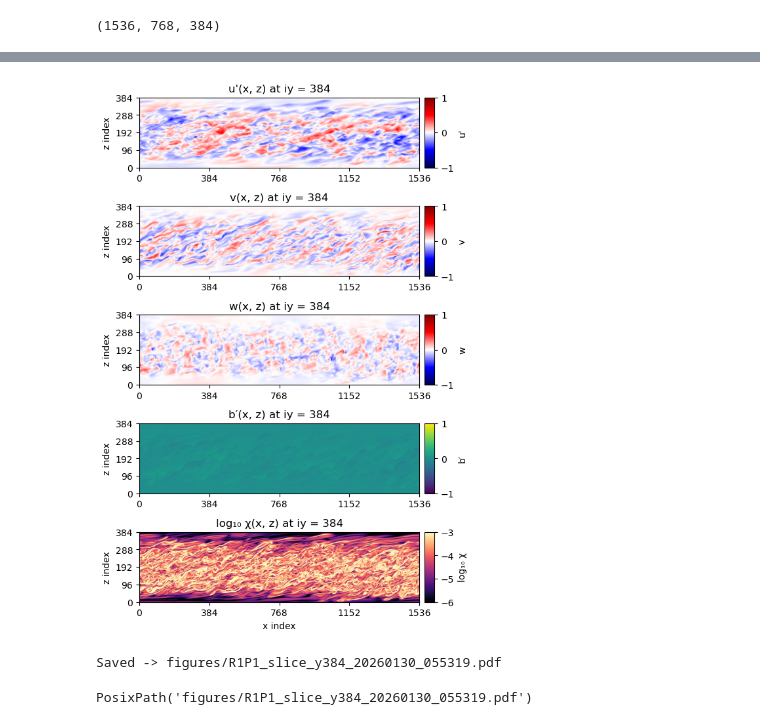
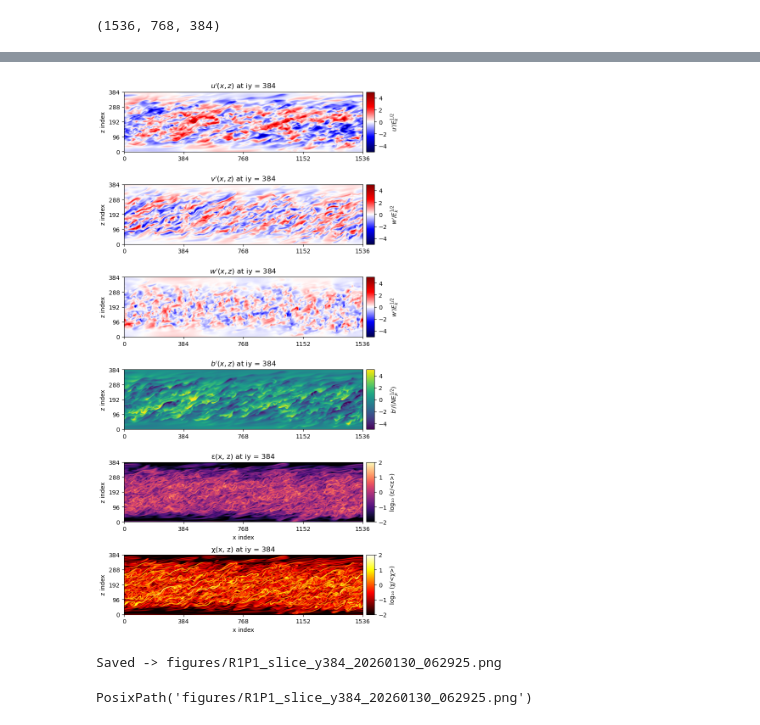
Before and after one commit to adrienlefauve/STRATA-shear, a Jupyter notebook: adrienVisualizeData.ipynb, the cells around one changed output, grey strips where cells are left out. Saved outputs shown, nothing was run; the diff lists cells and outputs as text; code cells hidden in the pictures.

Commit message:
Cosmetic changes to plotting code

```diff
--- a/adrienVisualizeData.ipynb
+++ b/adrienVisualizeData.ipynb
@@ -426,38 +100,43 @@ plt.imshow(np.log10(chi[:,512,:].T),origin="lower")
 # %%
 # Plot slices of the perturbations
 
 # Pick a y index and plot vertical slices (here in the middle)
 yIdx = p.Ny // 2
 
-fig, axs = plt.subplots(5, 1, figsize=(10, 10))
+fig, axs = plt.subplots(6, 1, figsize=(10, 16))
 fig.subplots_adjust(hspace=0.55)
 
-utils.imshow_with_cbar(axs[0], u[:, yIdx, :], "seismic", -1, 1, "u'")
-axs[0].set_title(f"u'(x, z) at iy = {yIdx}")
+utils.imshow_with_cbar(axs[0], u[:, yIdx, :]/np.sqrt(Ek), "seismic", -5, 5, "$u'/E_k^{1/2}$")
+axs[0].set_title(f"$u'(x, z)$ at iy = {yIdx}")
 utils.set_index_axis(axs[0], "x", p.Nx, " ")
 utils.set_index_axis(axs[0], "y", p.Nz, "z index")
 
-utils.imshow_with_cbar(axs[1], v[:, yIdx, :], "seismic", -1, 1, "v")
-axs[1].set_title(f"v(x, z) at iy = {yIdx}")
+utils.imshow_with_cbar(axs[1], v[:, yIdx, :]/np.sqrt(Ek), "seismic", -5, 5, "$w'/E_k^{1/2}$")
+axs[1].set_title(f"$v'(x, z)$ at iy = {yIdx}")
 utils.set_index_axis(axs[1], "x", p.Nx, " ")
 utils.set_index_axis(axs[1], "y", p.Nz, "z index")
 
-utils.imshow_with_cbar(axs[2], w[:, yIdx, :], "seismic", -1, 1, "w")
-axs[2].set_title(f"w(x, z) at iy = {yIdx}")
+utils.imshow_with_cbar(axs[2], w[:, yIdx, :]/np.sqrt(Ek), "seismic", -5, 5, "$w'/E_k^{1/2}$")
+axs[2].set_title(f"$w'(x, z)$ at iy = {yIdx}")
 utils.set_index_axis(axs[2], "x", p.Nx, " ")
 utils.set_index_axis(axs[2], "y", p.Nz, "z index")
 
-utils.imshow_with_cbar(axs[3], b[:, yIdx, :], "viridis", -1, 1, "b′")
-axs[3].set_title(f"b′(x, z) at iy = {yIdx}")
+utils.imshow_with_cbar(axs[3], b[:, yIdx, :]/np.sqrt(N2*Ep), "viridis", -5, 5, "$b'/(NE_p^{1/2})$")
+axs[3].set_title(f"$b'(x, z)$ at iy = {yIdx}")
 utils.set_index_axis(axs[3], "x", p.Nx, " ")
 utils.set_index_axis(axs[3], "y", p.Nz, "z index")
 
-utils.imshow_with_cbar(axs[4], np.log10(chi[:, yIdx, :]), "magma", -6, -3, "log₁₀ χ")
-axs[4].set_title(f"log₁₀ χ(x, z) at iy = {yIdx}")
+utils.imshow_with_cbar(axs[4], np.log10(eps[:, yIdx, :]/eps_avg), "magma", -2, 2, "log₁₀ (ε/<ε>)")
+axs[4].set_title(f"ε(x, z) at iy = {yIdx}")
 utils.set_index_axis(axs[4], "x", p.Nx, "x index")
 utils.set_index_axis(axs[4], "y", p.Nz, "z index")
+
+utils.imshow_with_cbar(axs[5], np.log10(chi[:, yIdx, :]/chi_avg), "hot", -2, 2, "log₁₀ (χ/<χ>)")
+axs[5].set_title(f"χ(x, z) at iy = {yIdx}")
+utils.set_index_axis(axs[5], "x", p.Nx, "x index")
+utils.set_index_axis(axs[5], "y", p.Nz, "z index")
 # %% [output]
-[figure, old version]
+[figure, new version]
 # %%
 utils.save_slice_figure(
     fig,
@@ -465,12 +144,12 @@ utils.save_slice_figure(
     slice_dir="y",
     idx=yIdx,
     outdir="figures",
-    fmt="pdf",
+    fmt="png",
     dpi=500
 )
 # %% [output]
-Saved -> figures/R1P1_slice_y384_20260130_055319.pdf
+Saved -> figures/R1P1_slice_y384_20260130_062925.png
-PosixPath('figures/R1P1_slice_y384_20260130_055319.pdf')
+PosixPath('figures/R1P1_slice_y384_20260130_062925.png')
 # %%
 # Plot several slices of the TOTAL fields
 
```
Also changed, not shown: parts of 16 cells of this notebook, 1 other file.
